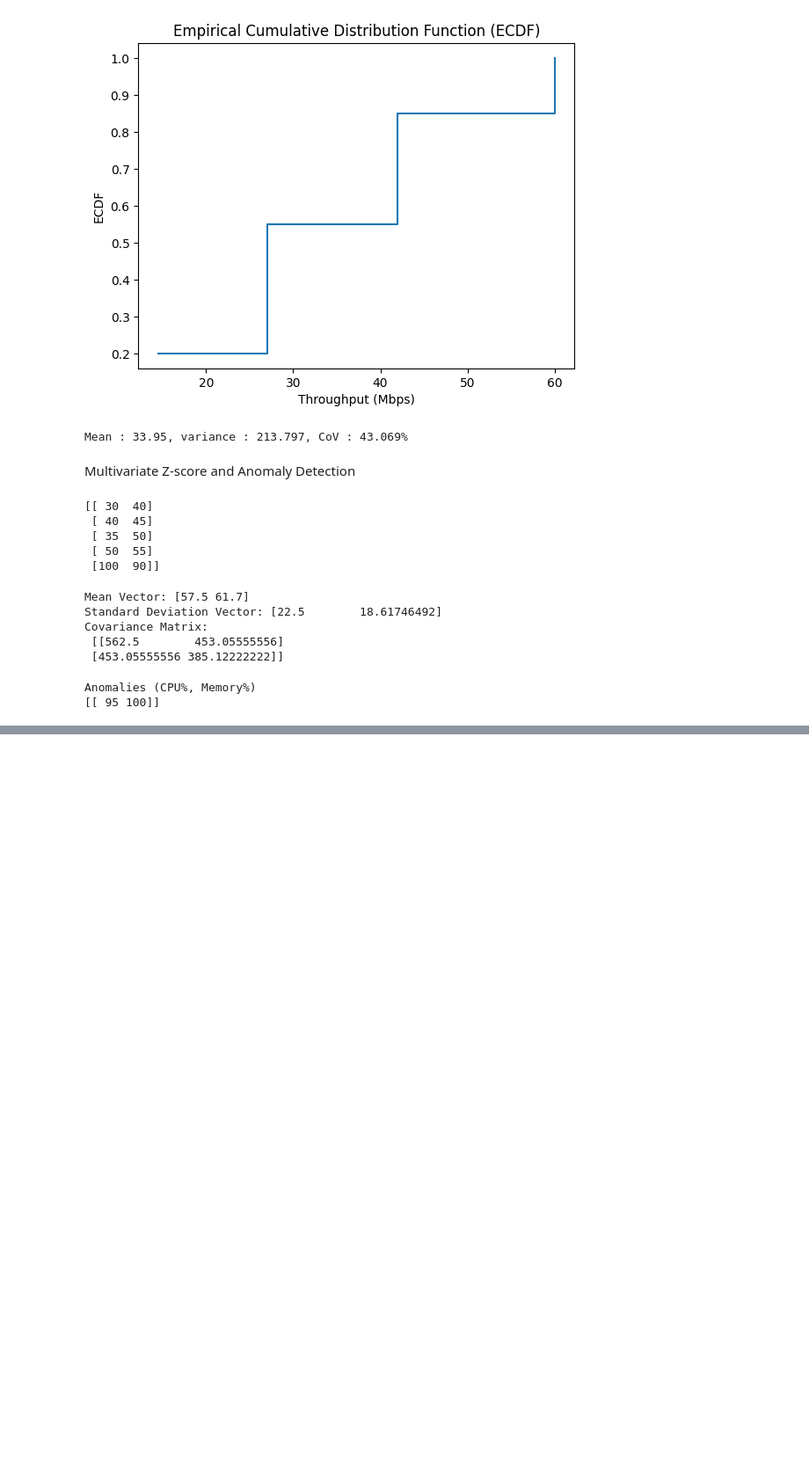
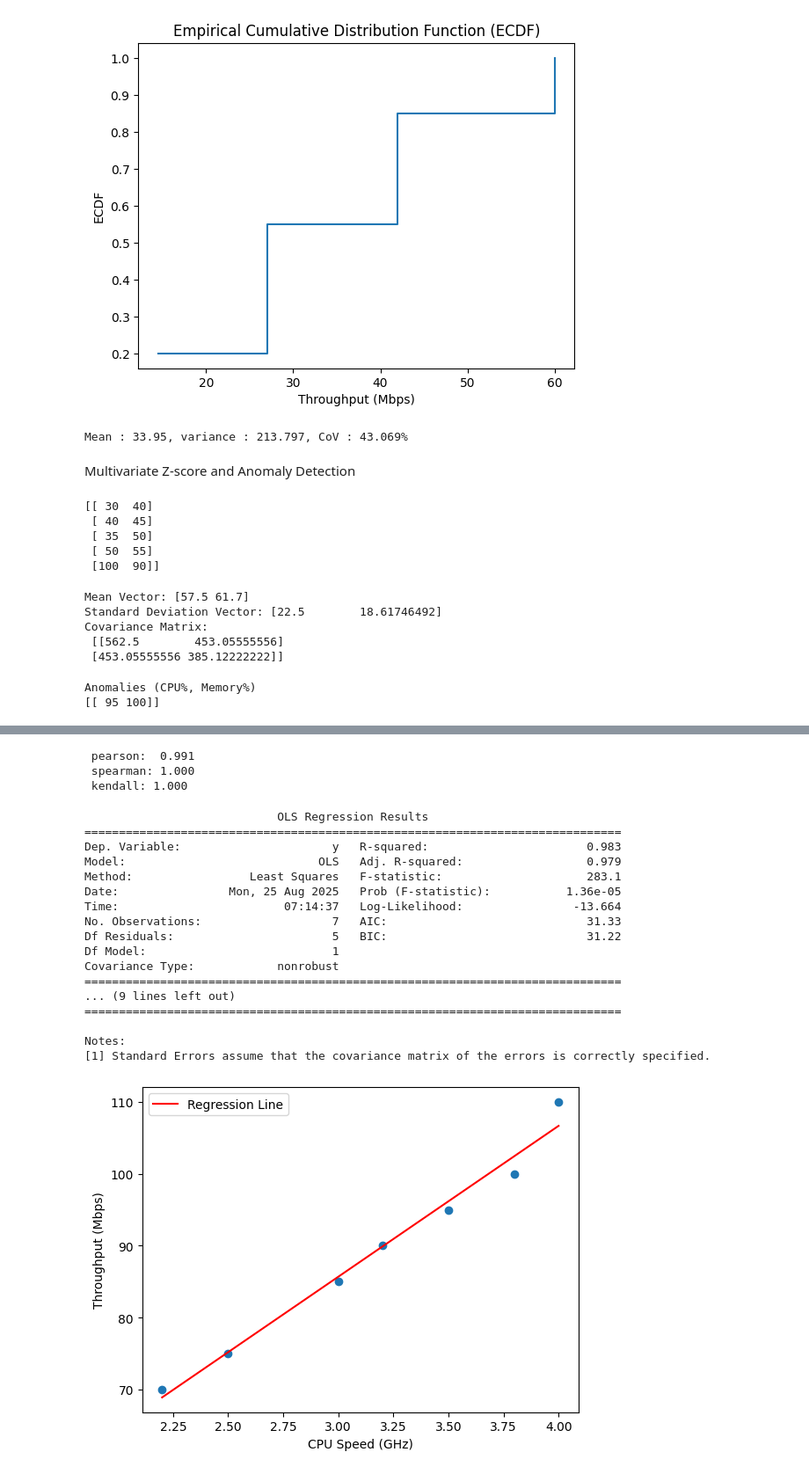
Before and after one commit to Auxilus08/DHV, a Jupyter notebook: Practical_3B.ipynb, the cells around one changed output, grey strips where cells are left out. Shown at 88% size. Drawn from its saved outputs; the diff is of its cells as text; code cells hidden in the pictures; blank space fills up the shorter version.

```diff
--- a/Practical_3B.ipynb
+++ b/Practical_3B.ipynb
@@ -153,0 +170,48 @@ def confidence_ellipse(x, y, ax, n_std = 2.0, **kwargs):
+# %%
+cpu_speed = np.array([2.2, 2.5, 3.0, 3.2, 3.5, 3.8, 4.0])
+throughput = np.array([70, 75, 85, 90, 95, 100, 110])
+
+pearson_corr, _ = pearsonr(cpu_speed, throughtput)
+spearman_corr, _ = spearmanr(cpu_speed, throughtput)
+kendall_corr, _ = kendalltau(cpu_speed, throughtput)
+
+print(f" pearson: {pearson_corr: .3f}")
+print(f" spearman: {spearman_corr:.3f}")
+print(f" kendall: {kendall_corr:.3f}")
+# %% [output]
+ pearson:  0.991
+ spearman: 1.000
+ kendall: 1.000
+# %%
+# Regression
+
+X = sm.add_constant(cpu_speed)
+model = sm.OLS(throughput, X).fit()
+print(model.summary())
+
+
+plt.scatter(cpu_speed, throughtput)
+plt.plot(cpu_speed, model.predict(X), color = 'red', label = 'Regression Line')
+plt.xlabel('CPU Speed (GHz)')
+plt.ylabel('Throughput (Mbps)')
+plt.legend()
+plt.show()
+# %% [output]
+                            OLS Regression Results
+==============================================================================
+Dep. Variable:                      y   R-squared:                       0.983
+Model:                            OLS   Adj. R-squared:                  0.979
+Method:                 Least Squares   F-statistic:                     283.1
+Date:                Mon, 25 Aug 2025   Prob (F-statistic):           1.36e-05
+Time:                        07:14:37   Log-Likelihood:                -13.664
+No. Observations:                   7   AIC:                             31.33
+Df Residuals:                       5   BIC:                             31.22
+Df Model:                           1
+Covariance Type:            nonrobust
+==============================================================================
+... (9 lines left out)
+==============================================================================
+
+Notes:
+[1] Standard Errors assume that the covariance matrix of the errors is correctly specified.
+[figure, added]
```
Also changed, not shown: parts of 4 cells of this notebook.
